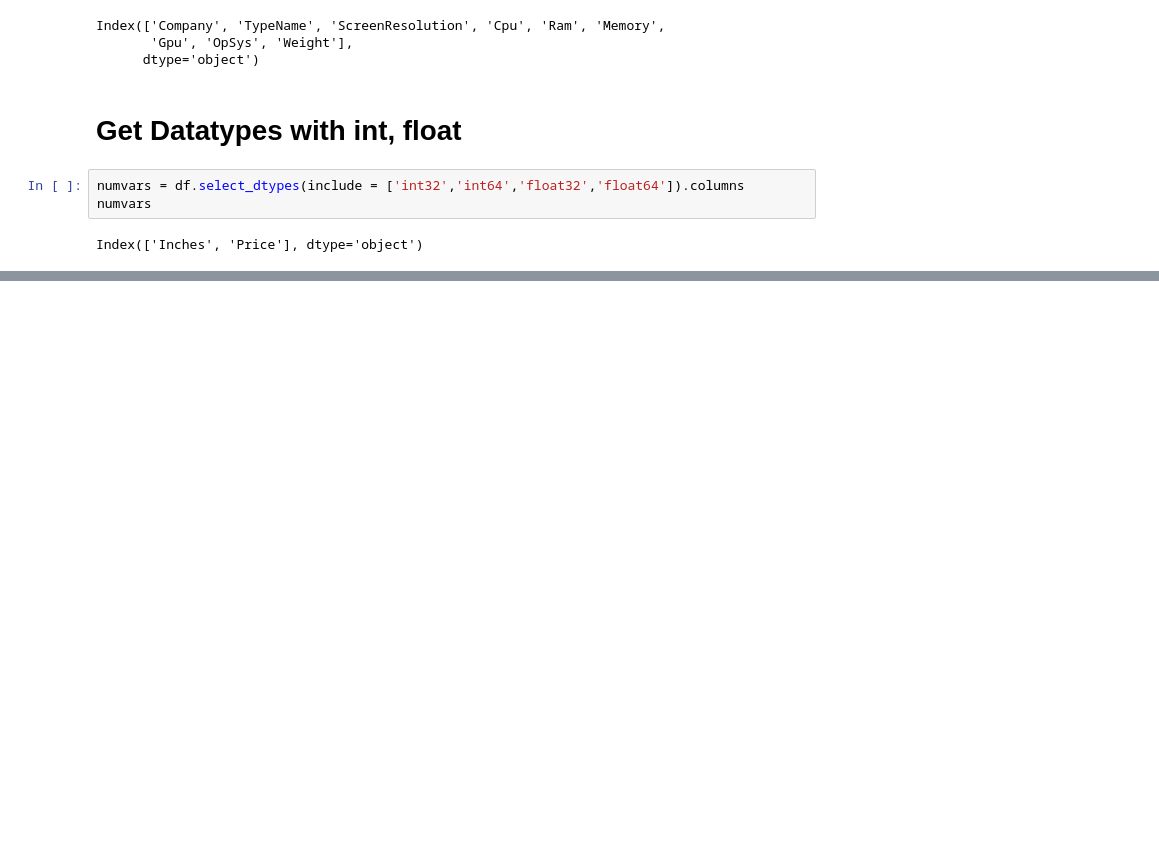
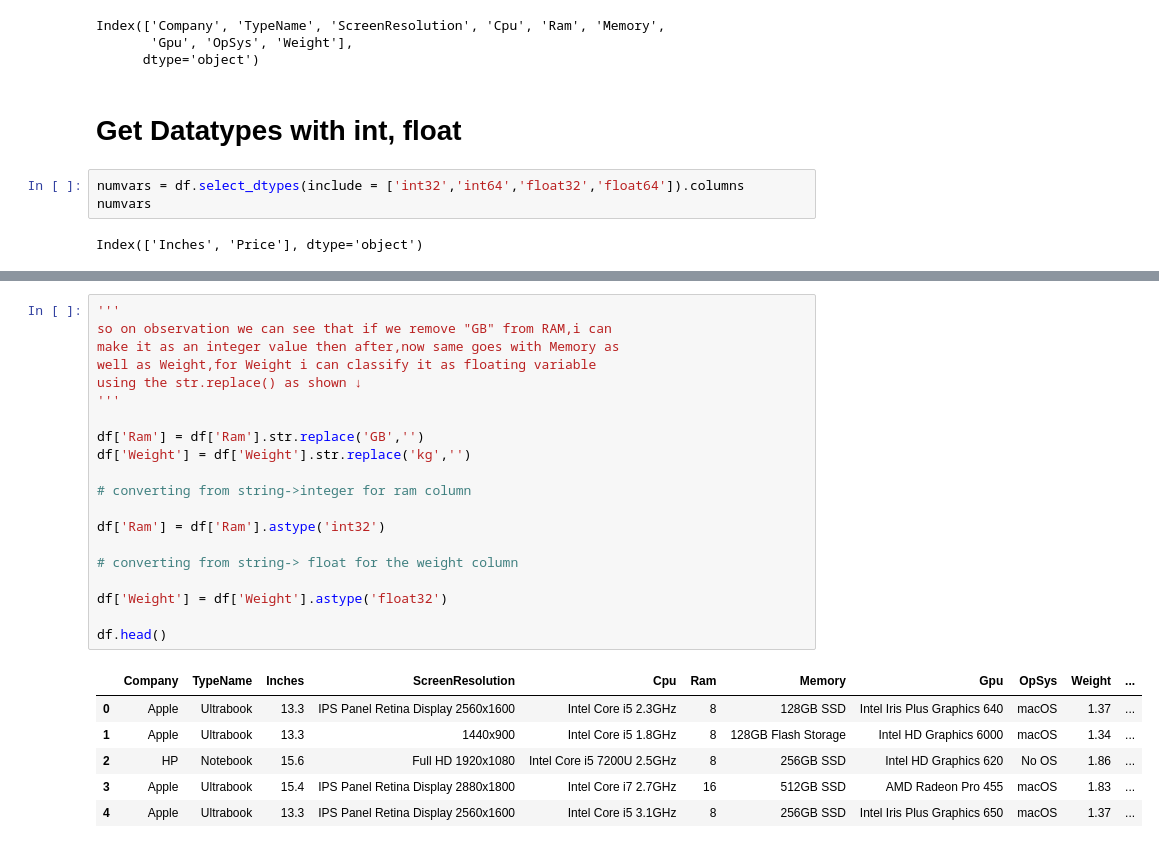
Before and after one commit to SalithaEkanayaka123/ML_Assignment2_IT19121048_IT19086408_IT19099514_IT19104690-1, a Jupyter notebook: Sample_NoteBook_File.ipynb, the cells around one changed output, grey strips where cells are left out. Saved outputs shown, nothing was run; the diff lists cells and outputs as text; blank space fills up the shorter version.

Commit message:
Remove GB from RAM and Kg from Weight

```diff
--- a/Sample_NoteBook_File.ipynb
+++ b/Sample_NoteBook_File.ipynb
@@ -102,0 +134,27 @@ Index(['Inches', 'Price'], dtype='object')
+# %%
+'''
+so on observation we can see that if we remove "GB" from RAM,i can
+make it as an integer value then after,now same goes with Memory as
+well as Weight,for Weight i can classify it as floating variable
+using the str.replace() as shown ↓
+'''
+
+df['Ram'] = df['Ram'].str.replace('GB','')
+df['Weight'] = df['Weight'].str.replace('kg','')
+
+# converting from string->integer for ram column
+
+df['Ram'] = df['Ram'].astype('int32')
+
+# converting from string-> float for the weight column
+
+df['Weight'] = df['Weight'].astype('float32')
+
+df.head()
+# %% [output]
+|  | Company | TypeName | Inches | ScreenResolution | Cpu | Ram | Memory | Gpu | OpSys | Weight | ... |
+| 0 | Apple | Ultrabook | 13.3 | IPS Panel Retina Display 2560x1600 | Intel Core i5 2.3GHz | 8 | 128GB SSD | Intel Iris Plus Graphics 640 | macOS | 1.37 | ... |
+| 1 | Apple | Ultrabook | 13.3 | 1440x900 | Intel Core i5 1.8GHz | 8 | 128GB Flash Storage | Intel HD Graphics 6000 | macOS | 1.34 | ... |
+| 2 | HP | Notebook | 15.6 | Full HD 1920x1080 | Intel Core i5 7200U 2.5GHz | 8 | 256GB SSD | Intel HD Graphics 620 | No OS | 1.86 | ... |
+| 3 | Apple | Ultrabook | 15.4 | IPS Panel Retina Display 2880x1800 | Intel Core i7 2.7GHz | 16 | 512GB SSD | AMD Radeon Pro 455 | macOS | 1.83 | ... |
+| 4 | Apple | Ultrabook | 13.3 | IPS Panel Retina Display 2560x1600 | Intel Core i5 3.1GHz | 8 | 256GB SSD | Intel Iris Plus Graphics 650 | macOS | 1.37 | ... |
```
Also changed, not shown: parts of 1 cell of this notebook.
